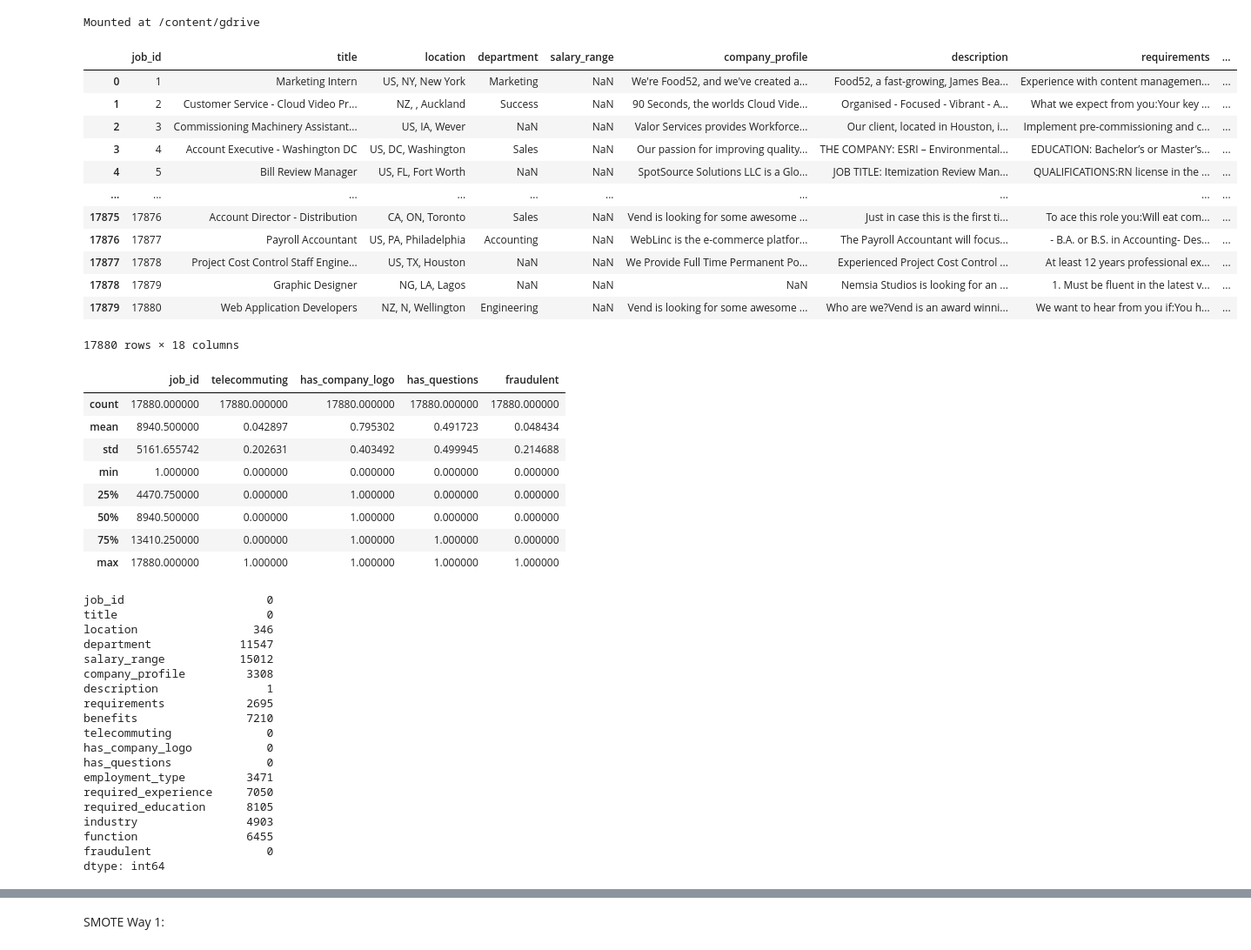
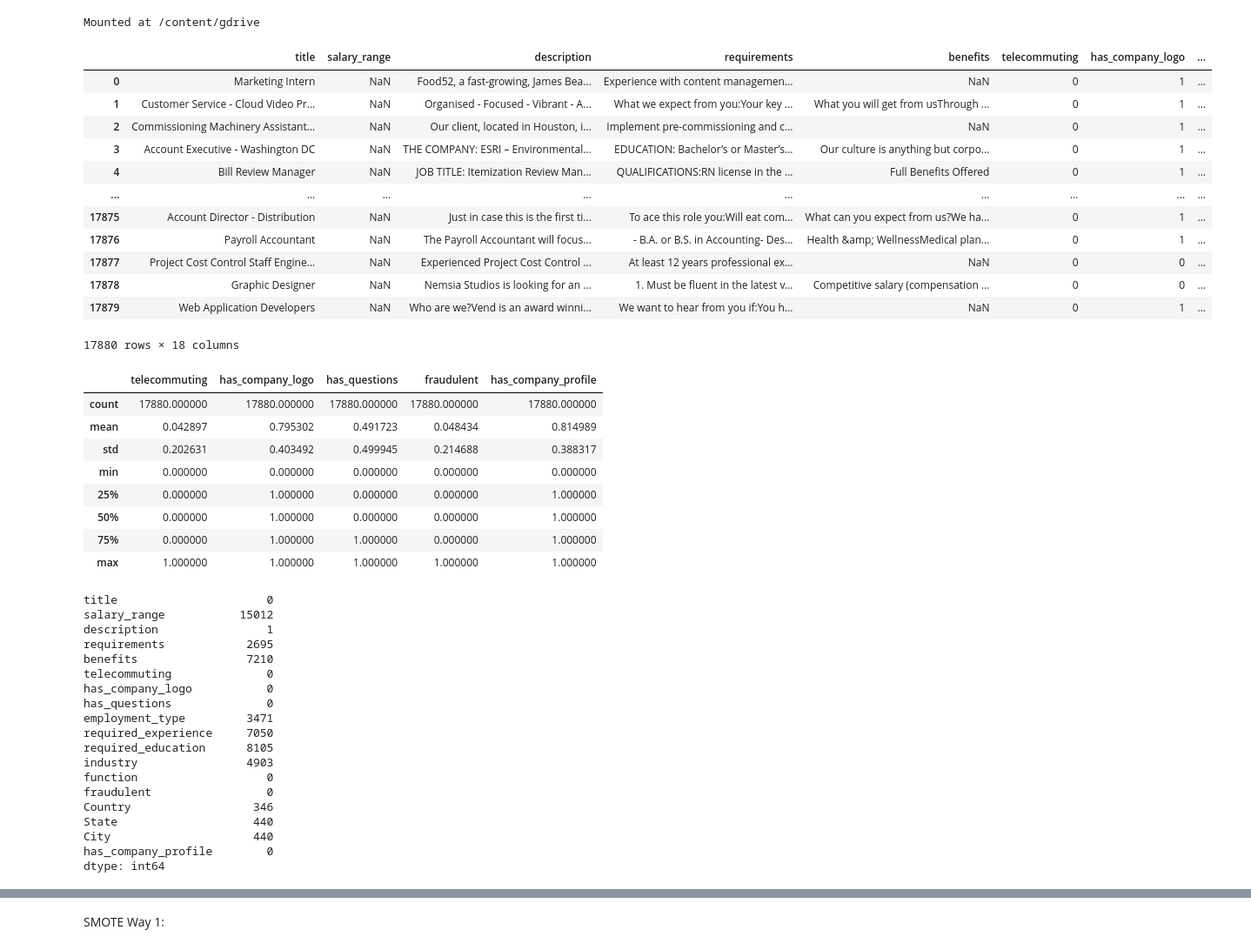
Before and after one commit to 8sagh8/Capstone-Project, a Jupyter notebook: job_positings.ipynb, the cells around one changed output, grey strips where cells are left out. Shown at 87% size. Drawn from its saved outputs; the diff is of its cells as text; code cells hidden in the pictures.

```diff
--- a/job_positings.ipynb
+++ b/job_positings.ipynb
@@ -15,43 +15,40 @@ InteractiveShell.ast_node_interactivity = 'all'
 # Set it to None to display all columns in the dataframe
 pd.set_option('display.max_columns', None)
 # %%
-data = pd.read_csv("/content/gdrive/MyDrive/Colab Notebooks/fake_job_postings.csv")
+# data = pd.read_csv("/content/gdrive/MyDrive/Colab Notebooks/fake_job_postings.csv")
+data = pd.read_csv("./newFile.csv")
 data
 # %% [output]
-|  | job_id | title | location | department | salary_range | company_profile | description | requirements | ... |
-| 0 | 1 | Marketing Intern | US, NY, New York | Marketing | NaN | We're Food52, and we've created a... | Food52, a fast-growing, James Bea... | Experience with content managemen... | ... |
-| 1 | 2 | Customer Service - Cloud Video Pr... | NZ, , Auckland | Success | NaN | 90 Seconds, the worlds Cloud Vide... | Organised - Focused - Vibrant - A... | What we expect from you:Your key ... | ... |
-| 2 | 3 | Commissioning Machinery Assistant... | US, IA, Wever | NaN | NaN | Valor Services provides Workforce... | Our client, located in Houston, i... | Implement pre-commissioning and c... | ... |
-| 3 | 4 | Account Executive - Washington DC | US, DC, Washington | Sales | NaN | Our passion for improving quality... | THE COMPANY: ESRI – Environmental... | EDUCATION: Bachelor’s or Master’s... | ... |
-| 4 | 5 | Bill Review Manager | US, FL, Fort Worth | NaN | NaN | SpotSource Solutions LLC is a Glo... | JOB TITLE: Itemization Review Man... | QUALIFICATIONS:RN license in the ... | ... |
-| ... | ... | ... | ... | ... | ... | ... | ... | ... | ... |
-| 17875 | 17876 | Account Director - Distribution | CA, ON, Toronto | Sales | NaN | Vend is looking for some awesome ... | Just in case this is the first ti... | To ace this role you:Will eat com... | ... |
-| 17876 | 17877 | Payroll Accountant | US, PA, Philadelphia | Accounting | NaN | WebLinc is the e-commerce platfor... | The Payroll Accountant will focus... | - B.A. or B.S. in Accounting- Des... | ... |
-| 17877 | 17878 | Project Cost Control Staff Engine... | US, TX, Houston | NaN | NaN | We Provide Full Time Permanent Po... | Experienced Project Cost Control ... | At least 12 years professional ex... | ... |
-| 17878 | 17879 | Graphic Designer | NG, LA, Lagos | NaN | NaN | NaN | Nemsia Studios is looking for an ... | 1. Must be fluent in the latest v... | ... |
-| 17879 | 17880 | Web Application Developers | NZ, N, Wellington | Engineering | NaN | Vend is looking for some awesome ... | Who are we?Vend is an award winni... | We want to hear from you if:You h... | ... |
+|  | title | salary_range | description | requirements | benefits | telecommuting | has_company_logo | ... |
+| 0 | Marketing Intern | NaN | Food52, a fast-growing, James Bea... | Experience with content managemen... | NaN | 0 | 1 | ... |
+| 1 | Customer Service - Cloud Video Pr... | NaN | Organised - Focused - Vibrant - A... | What we expect from you:Your key ... | What you will get from usThrough ... | 0 | 1 | ... |
+| 2 | Commissioning Machinery Assistant... | NaN | Our client, located in Houston, i... | Implement pre-commissioning and c... | NaN | 0 | 1 | ... |
+| 3 | Account Executive - Washington DC | NaN | THE COMPANY: ESRI – Environmental... | EDUCATION: Bachelor’s or Master’s... | Our culture is anything but corpo... | 0 | 1 | ... |
+| 4 | Bill Review Manager | NaN | JOB TITLE: Itemization Review Man... | QUALIFICATIONS:RN license in the ... | Full Benefits Offered | 0 | 1 | ... |
+| ... | ... | ... | ... | ... | ... | ... | ... | ... |
+| 17875 | Account Director - Distribution | NaN | Just in case this is the first ti... | To ace this role you:Will eat com... | What can you expect from us?We ha... | 0 | 1 | ... |
+| 17876 | Payroll Accountant | NaN | The Payroll Accountant will focus... | - B.A. or B.S. in Accounting- Des... | Health &amp; WellnessMedical plan... | 0 | 1 | ... |
+| 17877 | Project Cost Control Staff Engine... | NaN | Experienced Project Cost Control ... | At least 12 years professional ex... | NaN | 0 | 0 | ... |
+| 17878 | Graphic Designer | NaN | Nemsia Studios is looking for an ... | 1. Must be fluent in the latest v... | Competitive salary (compensation ... | 0 | 0 | ... |
+| 17879 | Web Application Developers | NaN | Who are we?Vend is an award winni... | We want to hear from you if:You h... | NaN | 0 | 1 | ... |
 17880 rows × 18 columns
 # %%
 data.describe()
 # %% [output]
-|  | job_id | telecommuting | has_company_logo | has_questions | fraudulent |
+|  | telecommuting | has_company_logo | has_questions | fraudulent | has_company_profile |
 | count | 17880.000000 | 17880.000000 | 17880.000000 | 17880.000000 | 17880.000000 |
-| mean | 8940.500000 | 0.042897 | 0.795302 | 0.491723 | 0.048434 |
-| std | 5161.655742 | 0.202631 | 0.403492 | 0.499945 | 0.214688 |
-| min | 1.000000 | 0.000000 | 0.000000 | 0.000000 | 0.000000 |
-| 25% | 4470.750000 | 0.000000 | 1.000000 | 0.000000 | 0.000000 |
-| 50% | 8940.500000 | 0.000000 | 1.000000 | 0.000000 | 0.000000 |
-| 75% | 13410.250000 | 0.000000 | 1.000000 | 1.000000 | 0.000000 |
-| max | 17880.000000 | 1.000000 | 1.000000 | 1.000000 | 1.000000 |
+| mean | 0.042897 | 0.795302 | 0.491723 | 0.048434 | 0.814989 |
+| std | 0.202631 | 0.403492 | 0.499945 | 0.214688 | 0.388317 |
+| min | 0.000000 | 0.000000 | 0.000000 | 0.000000 | 0.000000 |
+| 25% | 0.000000 | 1.000000 | 0.000000 | 0.000000 | 1.000000 |
+| 50% | 0.000000 | 1.000000 | 0.000000 | 0.000000 | 1.000000 |
+| 75% | 0.000000 | 1.000000 | 1.000000 | 0.000000 | 1.000000 |
+| max | 1.000000 | 1.000000 | 1.000000 | 1.000000 | 1.000000 |
 # %%
 data.isnull ().sum ()
 # %% [output]
-job_id                     0
 title                      0
-location                 346
-department             11547
 salary_range           15012
-company_profile         3308
 description                1
 requirements            2695
 benefits                7210
@@ -62,7 +59,11 @@ employment_type         3471
 required_experience     7050
 required_education      8105
 industry                4903
-function                6455
+function                   0
 fraudulent                 0
+Country                  346
+State                    440
+City                     440
+has_company_profile        0
 dtype: int64
 # %%
```
Also changed, not shown: parts of 8 cells of this notebook, 6 other files.
